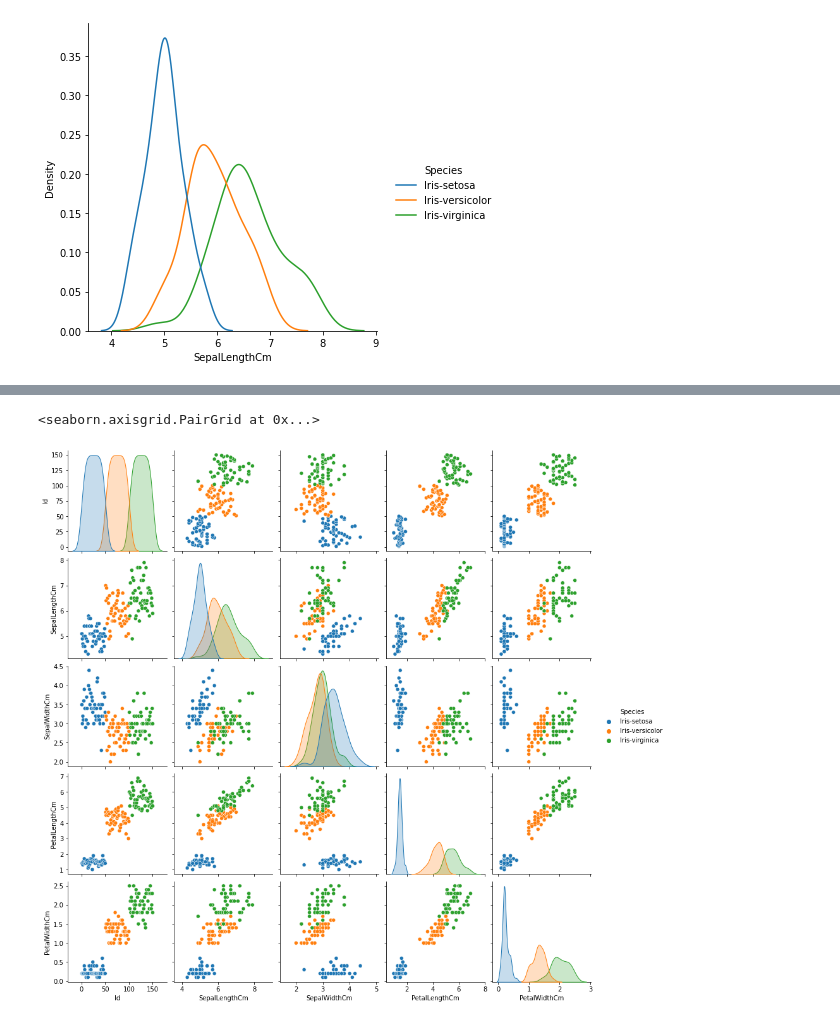
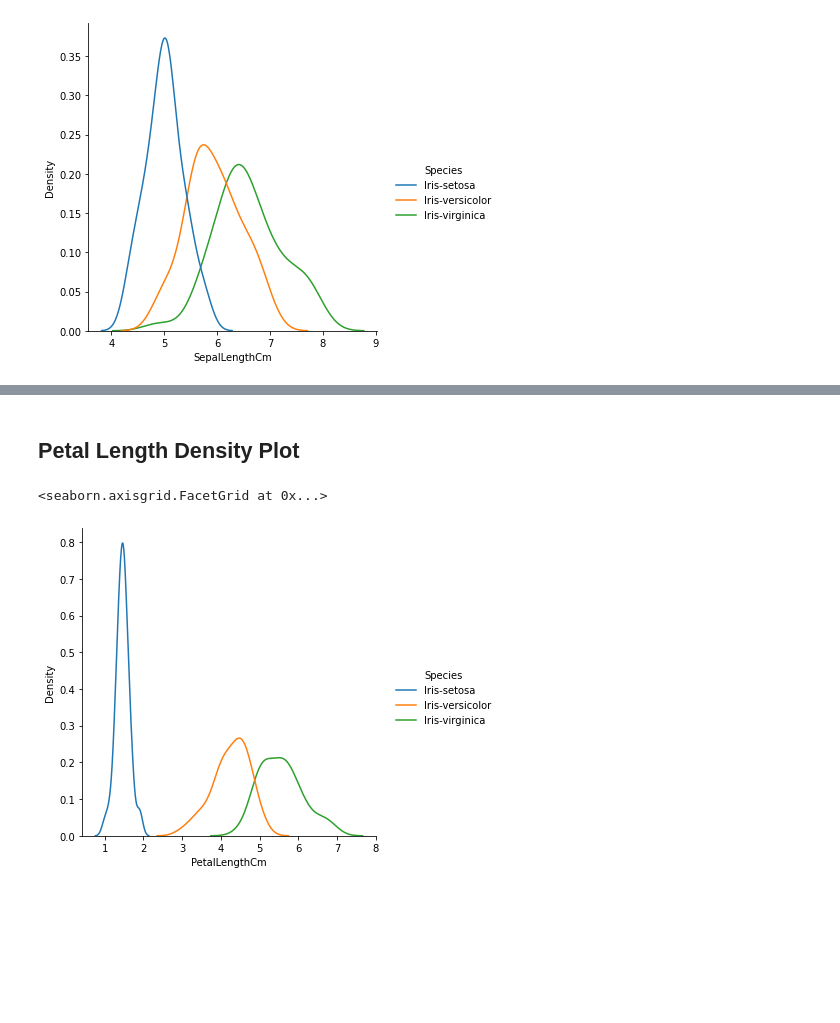
Before and after one commit to masoodfaisal/datascience-series, a Jupyter notebook: understand_data/Understand_Data.ipynb, the cells around one changed output, grey strips where cells are left out. Drawn from its saved outputs; the diff is of its cells as text; code cells hidden in the pictures; blank space fills up the shorter version.

```diff
--- a/understand_data/Understand_Data.ipynb
+++ b/understand_data/Understand_Data.ipynb
@@ -110,5 +72,7 @@ sns.stripplot(x="Species", y="SepalLengthCm", data=iris, jitter=True)
+# %% [markdown]
+## Petal Length Density Plot
 # %%
-sns.pairplot(iris, hue='Species', diag_kind='kde')
+sns.displot(iris, x="PetalLengthCm", hue="Species",  kind="kde")
 # %% [output]
-<seaborn.axisgrid.PairGrid at 0x...>
+<seaborn.axisgrid.FacetGrid at 0x...>
-[figure, old version]
+[figure, new version]
```
Also changed, not shown: parts of 21 cells of this notebook.
